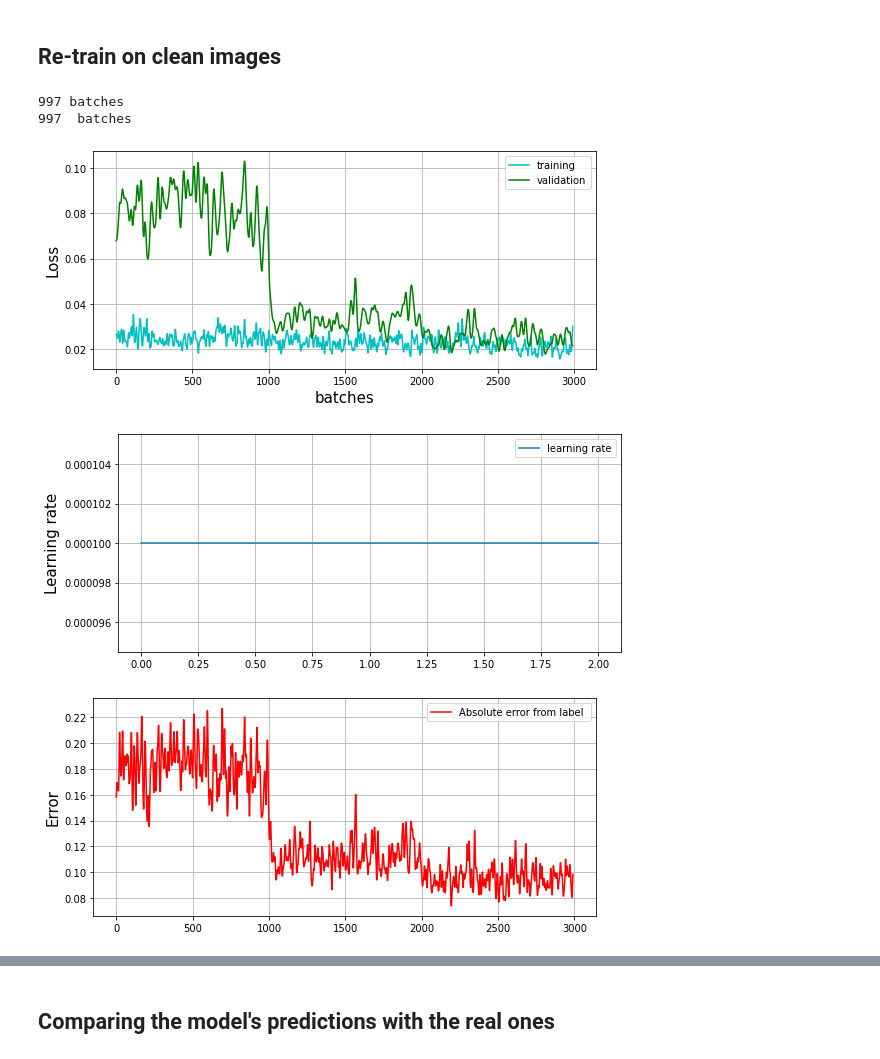
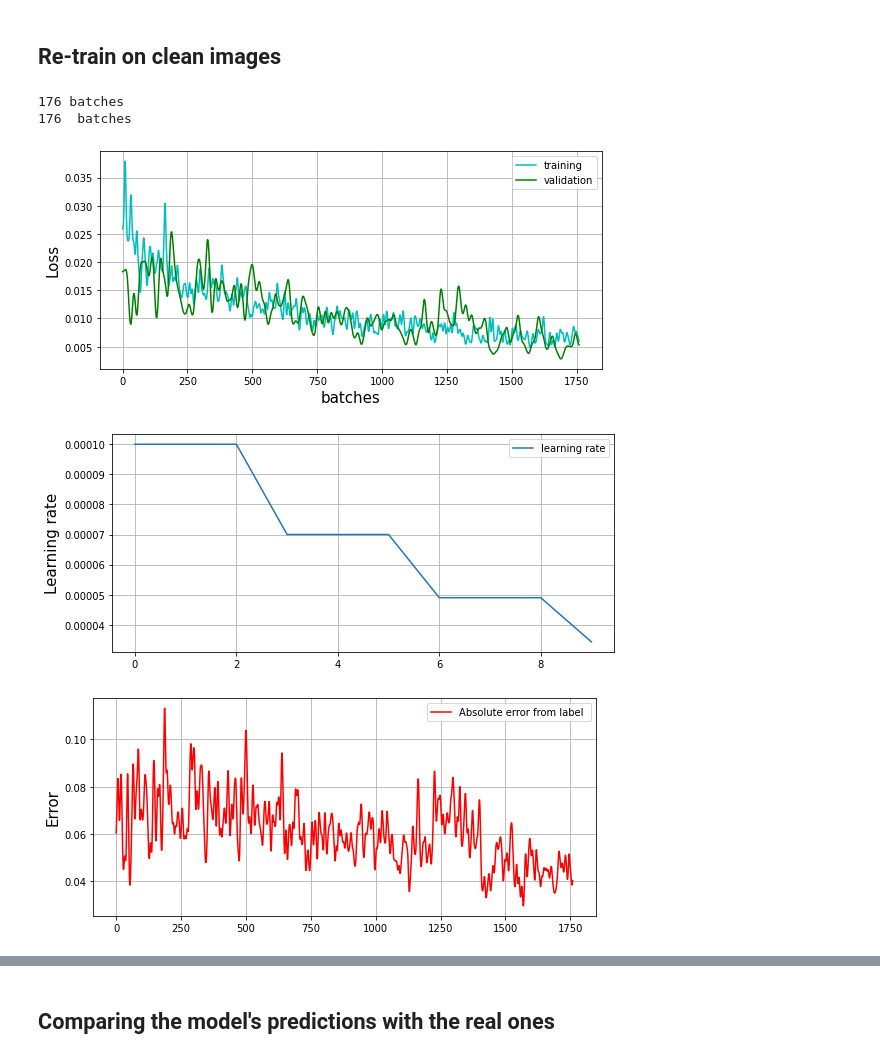
Before and after one commit to devoworm/GSoC-2020, a Jupyter notebook: Pre-trained Models (DevLearning)/notebooks/embryo_analysis/video_analysis/estimate_cell_family_population.ipynb, the cells around one changed output, grey strips where cells are left out. Cells and saved outputs as stored; diff of their text form; code cells hidden in the pictures.

```diff
--- a/Pre-trained Models (DevLearning)/notebooks/embryo_analysis/video_analysis/estimate_cell_family_population.ipynb
+++ b/Pre-trained Models (DevLearning)/notebooks/embryo_analysis/video_analysis/estimate_cell_family_population.ipynb
@@ -158,6 +168,10 @@ full_dataset = ImageDataset(labels_csv_path = "scaled_training_data.csv",
                          augmentation = Compose([
                                                 VerticalFlip(p=0.5),
                                                 HorizontalFlip(p=0.5),
+                                                RandomContrast(limit=0.9, p=0.5),
+                                                Transpose(p=0.5),
+                                                 ElasticTransform(p=0.5, alpha=30, sigma=120 * 0.05, alpha_affine=120 * 0.03)
+
                                             ]),
                         transform = transforms.Compose([
                                                         transforms.ToPILImage(),
@@ -171,13 +185,13 @@ full_dataset = ImageDataset(labels_csv_path = "scaled_training_data.csv",
 # %% [markdown]
 ## Train - test split
 # %%
-train_size = int(0.8* len(full_dataset))  ## 90/10 split
+train_size = int(0.9* len(full_dataset))  ## 90/10 split
 test_size = len(full_dataset) - train_size
 train_dataset, test_dataset = random_split(full_dataset, [train_size, test_size])
 
-train_loader = DataLoader(dataset=train_dataset, batch_size=64, shuffle=True)
+train_loader = DataLoader(dataset=train_dataset, batch_size=63, shuffle=True)
 
-val_loader = DataLoader(dataset=test_dataset, batch_size= 16, shuffle = True)
+val_loader = DataLoader(dataset=test_dataset, batch_size= 7, shuffle = True)
 
 print(len(train_loader), "batches ")
 print(len(val_loader), " batches ")
@@ -215,6 +229,6 @@ def show_batch(batch):
 
 The labels shows here have went through the `scaler.inverse_transform()` to show the original populations instead of the scaled float values.
 # %%
-batch = next(iter(val_loader))
+batch = next(iter(train_loader))
 show_batch(batch)
 # %% [output]
@@ -480,36 +509,48 @@ full_dataset = ImageDataset(labels_csv_path = "new_clean_training_data.csv",
                             RGB = True ## set to true for ResNet
                              )
 
-train_size = int(0.8* len(full_dataset))  ## 90/10 split
+train_size = int(0.9* len(full_dataset))  ## 90/10 split
 test_size = len(full_dataset) - train_size
 train_dataset, test_dataset = random_split(full_dataset, [train_size, test_size])
 
-train_loader = DataLoader(dataset=train_dataset, batch_size=16, shuffle=True)
+train_loader = DataLoader(dataset=train_dataset, batch_size=18, shuffle=True)
 
-val_loader = DataLoader(dataset=test_dataset, batch_size= 4, shuffle = True)
+val_loader = DataLoader(dataset=test_dataset, batch_size= 2, shuffle = True)
 
 print(len(train_loader), "batches ")
 print(len(val_loader), " batches ")
 # %% [output]
-997 batches
-997  batches
+176 batches
+176  batches
 # %%
 plt.rcParams["figure.figsize"] = (9,4)
 optimizer = optim.Adam(model.parameters(), lr = 0.0001)
 
 
+scheduler = ReduceLROnPlateau(optimizer,
+                                mode='min',
+                                factor=0.7,
+                                patience=2,
+                                verbose=False,
+                                threshold=0.0001,
+                                threshold_mode='rel',
+                                cooldown=0,
+                                min_lr=0.0000001,
+                                eps=1e-08)
+
+
 config = {
-        "epochs" : 3,
+        "epochs" : 10,
         "model" : model,
         "train_loader" : train_loader,
         "val_loader" : val_loader,
         "optimizer" : optimizer,
         "scheduler" : scheduler,
         "loss_function" : nn.MSELoss()
         }
 
 losses = train_model(config)
 # %% [output]
-[figure, old version]
+[figure, new version]
-[figure, old version]
+[figure, new version]
-[figure, old version]
+[figure, new version]
```
Also changed, not shown: parts of 24 cells of this notebook.
